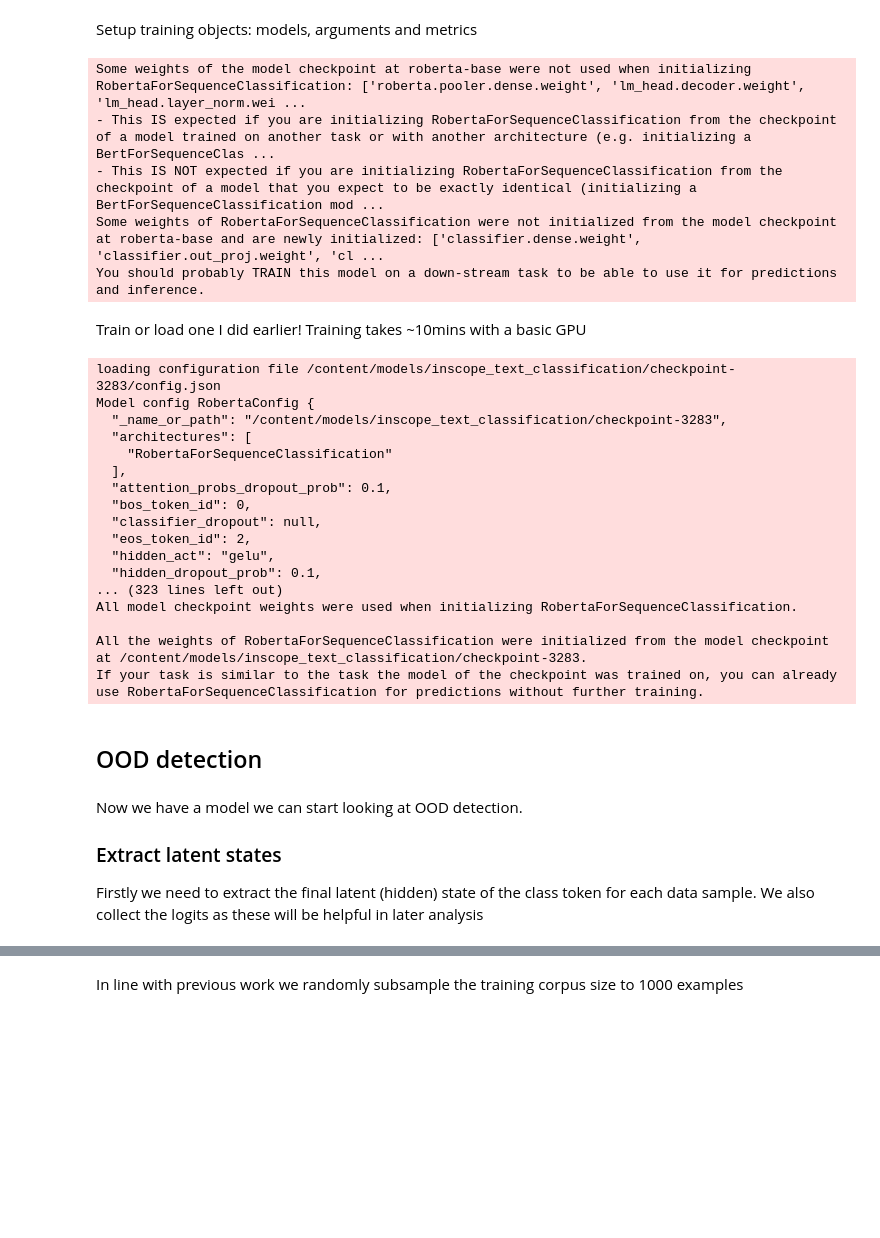
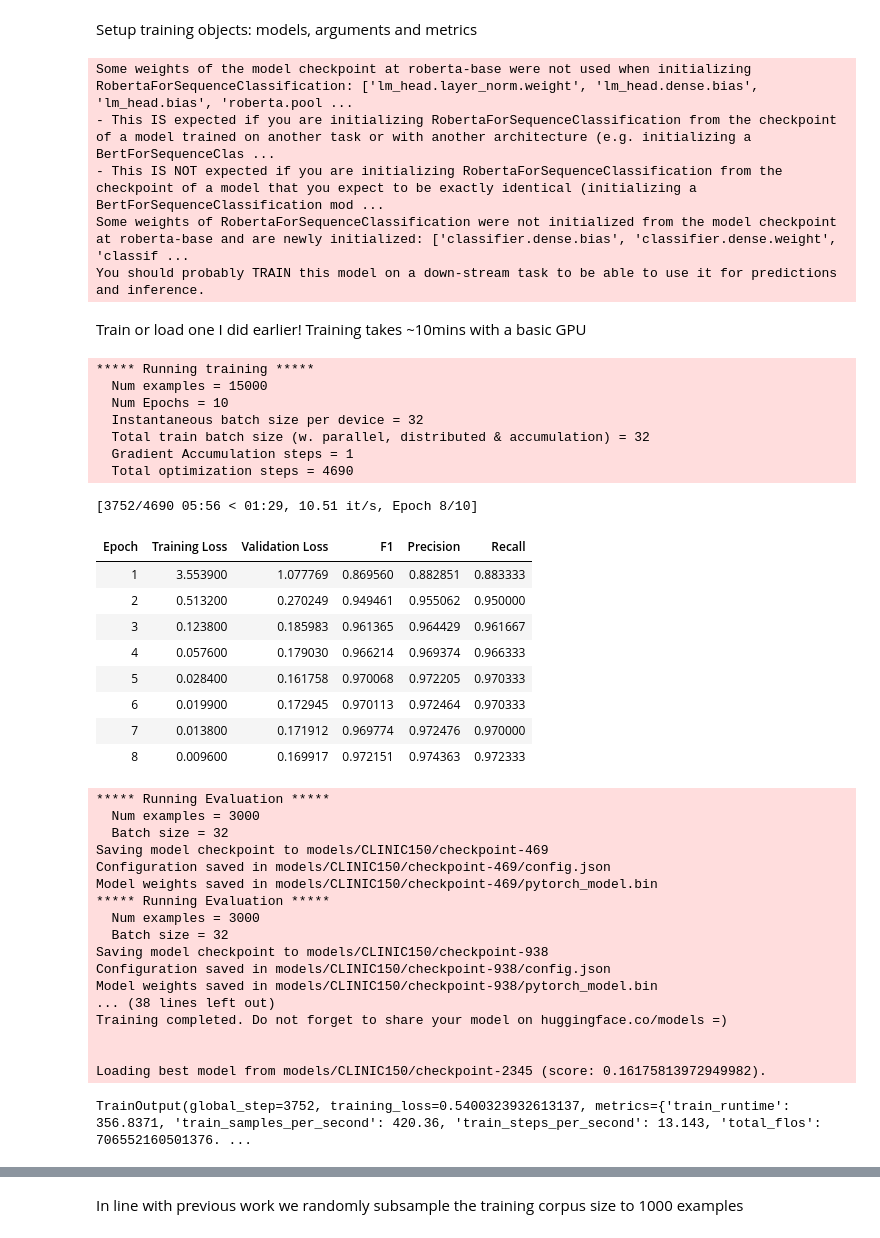
Before and after one commit to simonEllershaw/latent_variable_OOD, a Jupyter notebook: experiments.ipynb, the cells around one changed output, grey strips where cells are left out. Drawn from its saved outputs; the diff is of its cells as text; code cells hidden in the pictures; blank space fills up the shorter version.

```diff
--- a/experiments.ipynb
+++ b/experiments.ipynb
@@ -52,10 +93,10 @@ data['oos_train'][:10]
 # %% [markdown]
 Combine all oos (out of scope) data as it is not used for training. Also change dict keys for more verbose naming
 # %%
-ood_keys = [key for key in data.keys() if 'oos' in key]
-data['OOD'] = []
-for key in ood_keys:
-  data['OOD'] += data.pop(key)
+oos_keys = [key for key in data.keys() if 'oos' in key]
+data['OOS'] = []
+for key in oos_keys:
+  data['OOS'] += data.pop(key)
 # %%
 data['validation'] = data.pop('val')
 data['in scope'] = data.pop('test')
@@ -89,6 +130,9 @@ class HuggingFaceDataset(Dataset):
 
   def __getitem__(self, idx):
       return {k: v[idx] for k, v in self._dict.items()}
+
+  def get_labels(self):
+    return self._dict['labels']
 # %% [markdown]
 Create huggingFace dataset for each clinic150 dataset (train, val, test, oos)
 # %%
@@ -137,17 +181,17 @@ model = AutoModelForSequenceClassification.from_pretrained(
     num_labels=len(label_names),
 )
 # %% [output]
-Some weights of the model checkpoint at roberta-base were not used when initializing RobertaForSequenceClassification: ['roberta.pooler.dense.weight', 'lm_head.decoder.weight', 'lm_head.layer_norm.wei ...
+Some weights of the model checkpoint at roberta-base were not used when initializing RobertaForSequenceClassification: ['lm_head.layer_norm.weight', 'lm_head.dense.bias', 'lm_head.bias', 'roberta.pool ...
 - This IS expected if you are initializing RobertaForSequenceClassification from the checkpoint of a model trained on another task or with another architecture (e.g. initializing a BertForSequenceClas ...
 - This IS NOT expected if you are initializing RobertaForSequenceClassification from the checkpoint of a model that you expect to be exactly identical (initializing a BertForSequenceClassification mod ...
-Some weights of RobertaForSequenceClassification were not initialized from the model checkpoint at roberta-base and are newly initialized: ['classifier.dense.weight', 'classifier.out_proj.weight', 'cl ...
+Some weights of RobertaForSequenceClassification were not initialized from the model checkpoint at roberta-base and are newly initialized: ['classifier.dense.bias', 'classifier.dense.weight', 'classif ...
 You should probably TRAIN this model on a down-stream task to be able to use it for predictions and inference.
 # %%
 from transformers import TrainingArguments
 
 batch_size=32
 args = TrainingArguments(
-    "inscope_text_classification",
+    "models/CLINIC150",
     per_device_train_batch_size=batch_size,
     per_device_eval_batch_size=batch_size,
     evaluation_strategy="epoch",
@@ -190,29 +234,41 @@ trainer = Trainer(
 # %% [markdown]
 Train or load one I did earlier! Training takes ~10mins with a basic GPU
 # %%
-# trainer.train()
-model = AutoModelForSequenceClassification.from_pretrained('/content/models/inscope_text_classification/checkpoint-3283')
+trainer.train()
+# model = AutoModelForSequenceClassification.from_pretrained('/content/models/inscope_text_classification/checkpoint-3283')
 # %% [output]
-loading configuration file /content/models/inscope_text_classification/checkpoint-3283/config.json
-Model config RobertaConfig {
-  "_name_or_path": "/content/models/inscope_text_classification/checkpoint-3283",
-  "architectures": [
-    "RobertaForSequenceClassification"
-  ],
-  "attention_probs_dropout_prob": 0.1,
-  "bos_token_id": 0,
-  "classifier_dropout": null,
-  "eos_token_id": 2,
-  "hidden_act": "gelu",
-  "hidden_dropout_prob": 0.1,
-... (323 lines left out)
-All model checkpoint weights were used when initializing RobertaForSequenceClassification.
-
-All the weights of RobertaForSequenceClassification were initialized from the model checkpoint at /content/models/inscope_text_classification/checkpoint-3283.
-If your task is similar to the task the model of the checkpoint was trained on, you can already use RobertaForSequenceClassification for predictions without further training.
+***** Running training *****
+  Num examples = 15000
+  Num Epochs = 10
+  Instantaneous batch size per device = 32
+  Total train batch size (w. parallel, distributed & accumulation) = 32
+  Gradient Accumulation steps = 1
+  Total optimization steps = 4690
+[3752/4690 05:56 < 01:29, 10.51 it/s, Epoch 8/10]
+| Epoch | Training Loss | Validation Loss | F1 | Precision | Recall |
+| 1 | 3.553900 | 1.077769 | 0.869560 | 0.882851 | 0.883333 |
+| 2 | 0.513200 | 0.270249 | 0.949461 | 0.955062 | 0.950000 |
+| 3 | 0.123800 | 0.185983 | 0.961365 | 0.964429 | 0.961667 |
+| 4 | 0.057600 | 0.179030 | 0.966214 | 0.969374 | 0.966333 |
+| 5 | 0.028400 | 0.161758 | 0.970068 | 0.972205 | 0.970333 |
+| 6 | 0.019900 | 0.172945 | 0.970113 | 0.972464 | 0.970333 |
+| 7 | 0.013800 | 0.171912 | 0.969774 | 0.972476 | 0.970000 |
+| 8 | 0.009600 | 0.169917 | 0.972151 | 0.974363 | 0.972333 |
+***** Running Evaluation *****
+  Num examples = 3000
+  Batch size = 32
+Saving model checkpoint to models/CLINIC150/checkpoint-469
+Configuration saved in models/CLINIC150/checkpoint-469/config.json
+Model weights saved in models/CLINIC150/checkpoint-469/pytorch_model.bin
+***** Running Evaluation *****
+  Num examples = 3000
+  Batch size = 32
+Saving model checkpoint to models/CLINIC150/checkpoint-938
+Configuration saved in models/CLINIC150/checkpoint-938/config.json
+Model weights saved in models/CLINIC150/checkpoint-938/pytorch_model.bin
+... (38 lines left out)
+Training completed. Do not forget to share your model on huggingface.co/models =)
+
+
+Loading best model from models/CLINIC150/checkpoint-2345 (score: 0.16175813972949982).
+TrainOutput(global_step=3752, training_loss=0.5400323932613137, metrics={'train_runtime': 356.8371, 'train_samples_per_second': 420.36, 'train_steps_per_second': 13.143, 'total_flos': 706552160501376. ...
-# %% [markdown]
-## OOD detection
-# %% [markdown]
-Now we have a model we can start looking at OOD detection.
-### Extract latent states
-Firstly we need to extract the final latent (hidden) state of the class token for each data sample. We also collect the logits as these will be helpful in later analysis
```
Also changed, not shown: parts of 36 cells of this notebook.
